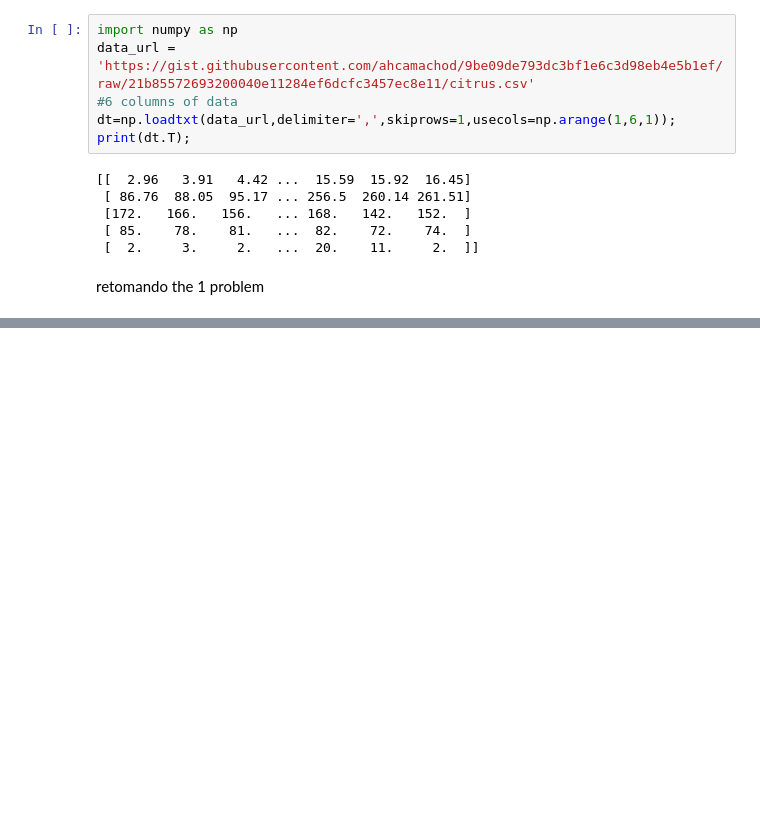
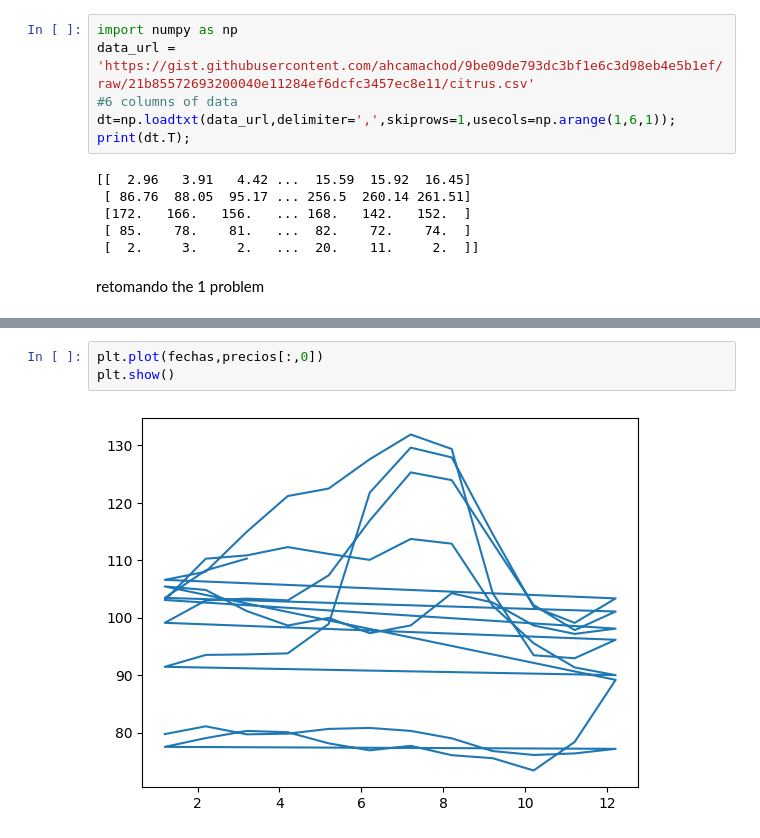
Before and after one commit to duquerson/2044-numpy-analisis-numerico-eficiente-con-python, a Jupyter notebook: Numpy.ipynb, the cells around one changed output, grey strips where cells are left out. Drawn from its saved outputs; the diff is of its cells as text; blank space fills up the shorter version.

```diff
--- a/Numpy.ipynb
+++ b/Numpy.ipynb
@@ -85,0 +130,5 @@ retomando the  1 problem
+# %%
+plt.plot(fechas,precios[:,0])
+plt.show()
+# %% [output]
+[figure, added]
```
Also changed, not shown: parts of 7 cells of this notebook.
